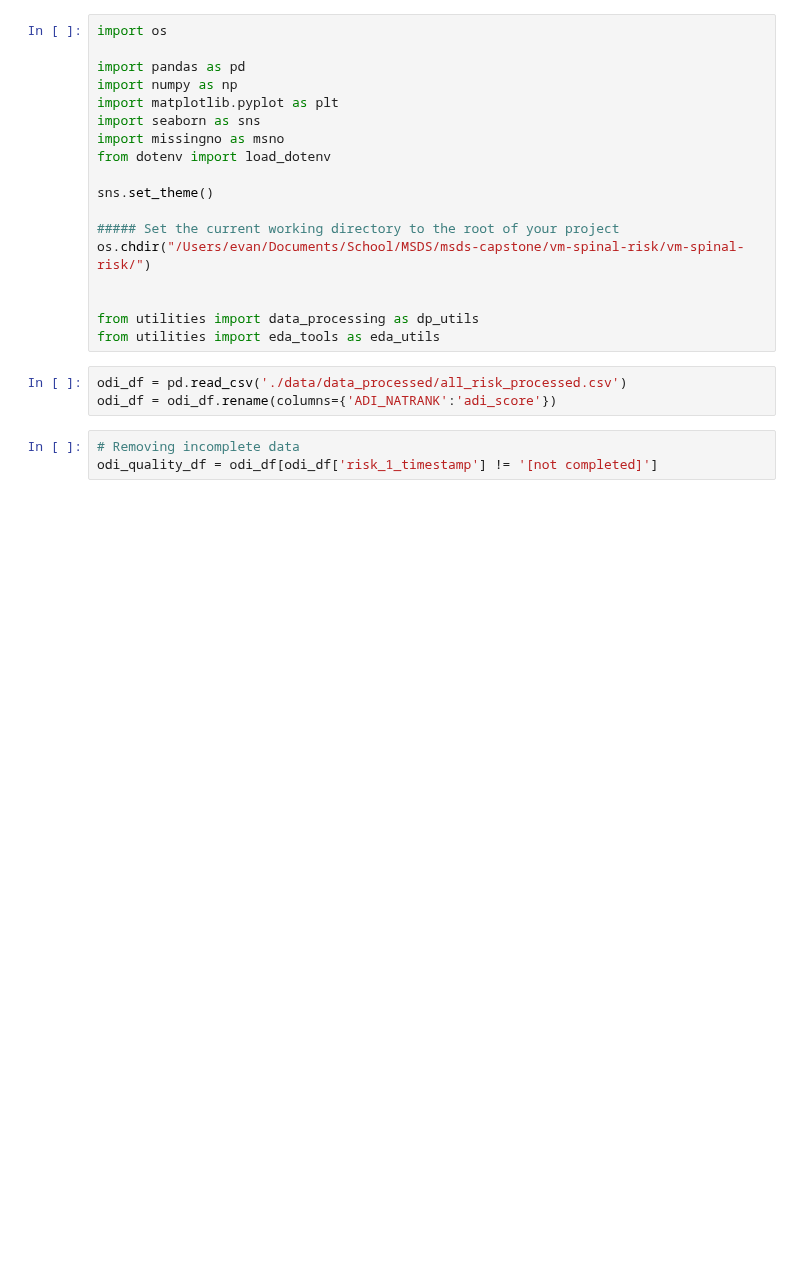
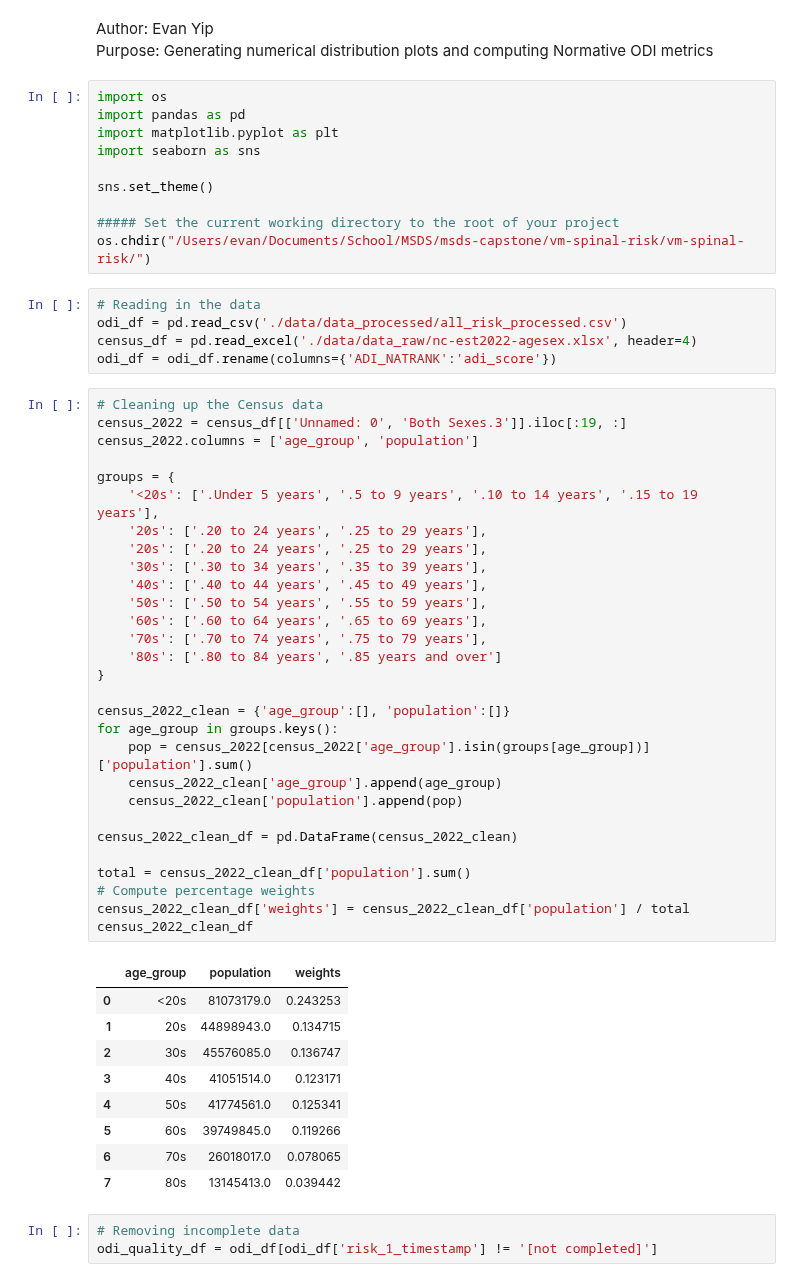
Before and after one commit to evanyfyip/vm-spinal-risk, a Jupyter notebook: vm-spinal-risk/notebooks/aim1_exploratory_analysis/normative_odi_eda.ipynb, the cells around one changed output. Cells and saved outputs as stored; diff of their text form; blank space fills up the shorter version.

Commit message:
Added openpyxl to requirements.txt and cleaned up normative_odi_eda notebook

```diff
--- a/vm-spinal-risk/notebooks/aim1_exploratory_analysis/normative_odi_eda.ipynb
+++ b/vm-spinal-risk/notebooks/aim1_exploratory_analysis/normative_odi_eda.ipynb
@@ -1,24 +1,60 @@
+# %% [markdown]
+Author: Evan Yip <br>
+Purpose: Generating numerical distribution plots and computing Normative ODI metrics <br>
 # %%
 import os
-
 import pandas as pd
-import numpy as np
 import matplotlib.pyplot as plt
 import seaborn as sns
-import missingno as msno
-from dotenv import load_dotenv
 
 sns.set_theme()
 
 ##### Set the current working directory to the root of your project
 os.chdir("/Users/evan/Documents/School/MSDS/msds-capstone/vm-spinal-risk/vm-spinal-risk/")
-
-
-from utilities import data_processing as dp_utils
-from utilities import eda_tools as eda_utils
 # %%
+# Reading in the data
 odi_df = pd.read_csv('./data/data_processed/all_risk_processed.csv')
+census_df = pd.read_excel('./data/data_raw/nc-est2022-agesex.xlsx', header=4)
 odi_df = odi_df.rename(columns={'ADI_NATRANK':'adi_score'})
+# %%
+# Cleaning up the Census data
+census_2022 = census_df[['Unnamed: 0', 'Both Sexes.3']].iloc[:19, :]
+census_2022.columns = ['age_group', 'population']
+
+groups = {
+    '<20s': ['.Under 5 years', '.5 to 9 years', '.10 to 14 years', '.15 to 19 years'],
+    '20s': ['.20 to 24 years', '.25 to 29 years'],
+    '20s': ['.20 to 24 years', '.25 to 29 years'],
+    '30s': ['.30 to 34 years', '.35 to 39 years'],
+    '40s': ['.40 to 44 years', '.45 to 49 years'],
+    '50s': ['.50 to 54 years', '.55 to 59 years'],
+    '60s': ['.60 to 64 years', '.65 to 69 years'],
+    '70s': ['.70 to 74 years', '.75 to 79 years'],
+    '80s': ['.80 to 84 years', '.85 years and over']
+}
+
+census_2022_clean = {'age_group':[], 'population':[]}
+for age_group in groups.keys():
+    pop = census_2022[census_2022['age_group'].isin(groups[age_group])]['population'].sum()
+    census_2022_clean['age_group'].append(age_group)
+    census_2022_clean['population'].append(pop)
+
+census_2022_clean_df = pd.DataFrame(census_2022_clean)
+
+total = census_2022_clean_df['population'].sum()
+# Compute percentage weights
+census_2022_clean_df['weights'] = census_2022_clean_df['population'] / total
+census_2022_clean_df
+# %% [output]
+|  | age_group | population | weights |
+| 0 | <20s | 81073179.0 | 0.243253 |
+| 1 | 20s | 44898943.0 | 0.134715 |
+| 2 | 30s | 45576085.0 | 0.136747 |
+| 3 | 40s | 41051514.0 | 0.123171 |
+| 4 | 50s | 41774561.0 | 0.125341 |
+| 5 | 60s | 39749845.0 | 0.119266 |
+| 6 | 70s | 26018017.0 | 0.078065 |
+| 7 | 80s | 13145413.0 | 0.039442 |
 # %%
 # Removing incomplete data
 odi_quality_df = odi_df[odi_df['risk_1_timestamp'] != '[not completed]']
```
Also changed, not shown: parts of 29 cells of this notebook, 3 other files.
